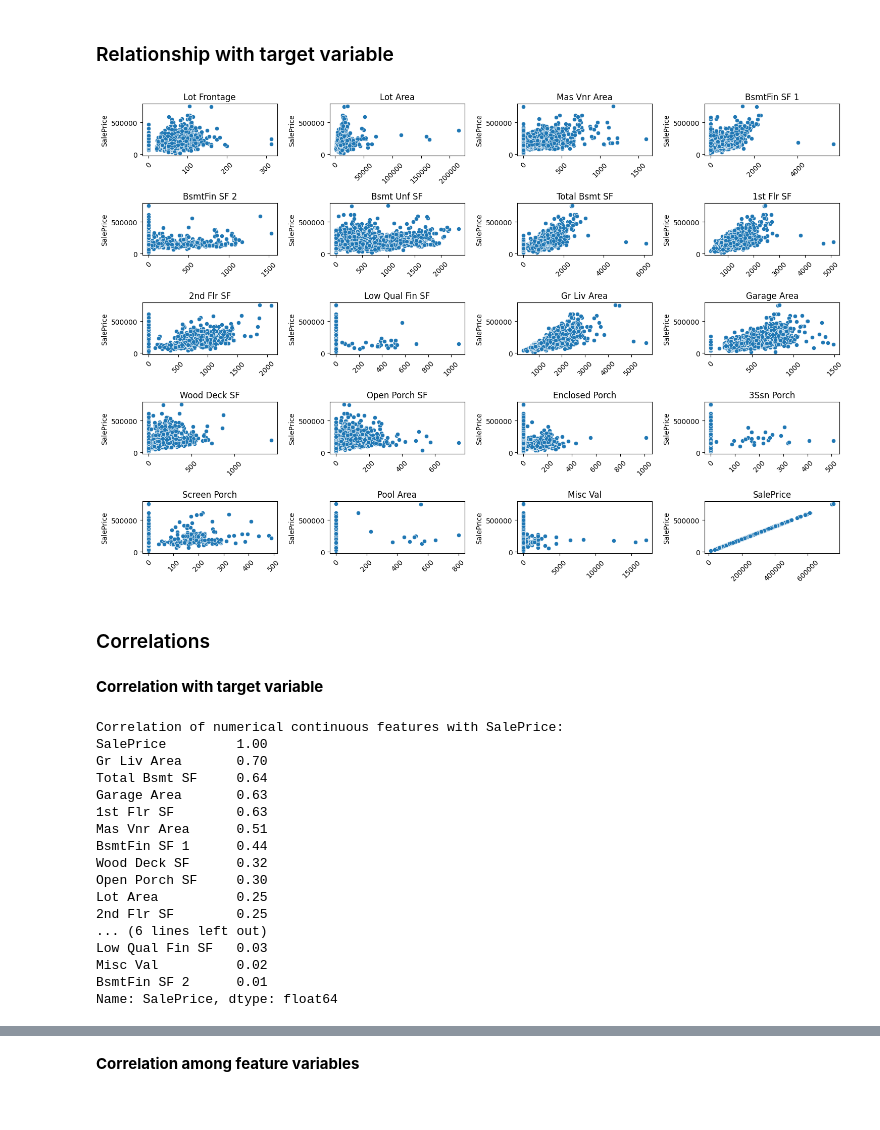
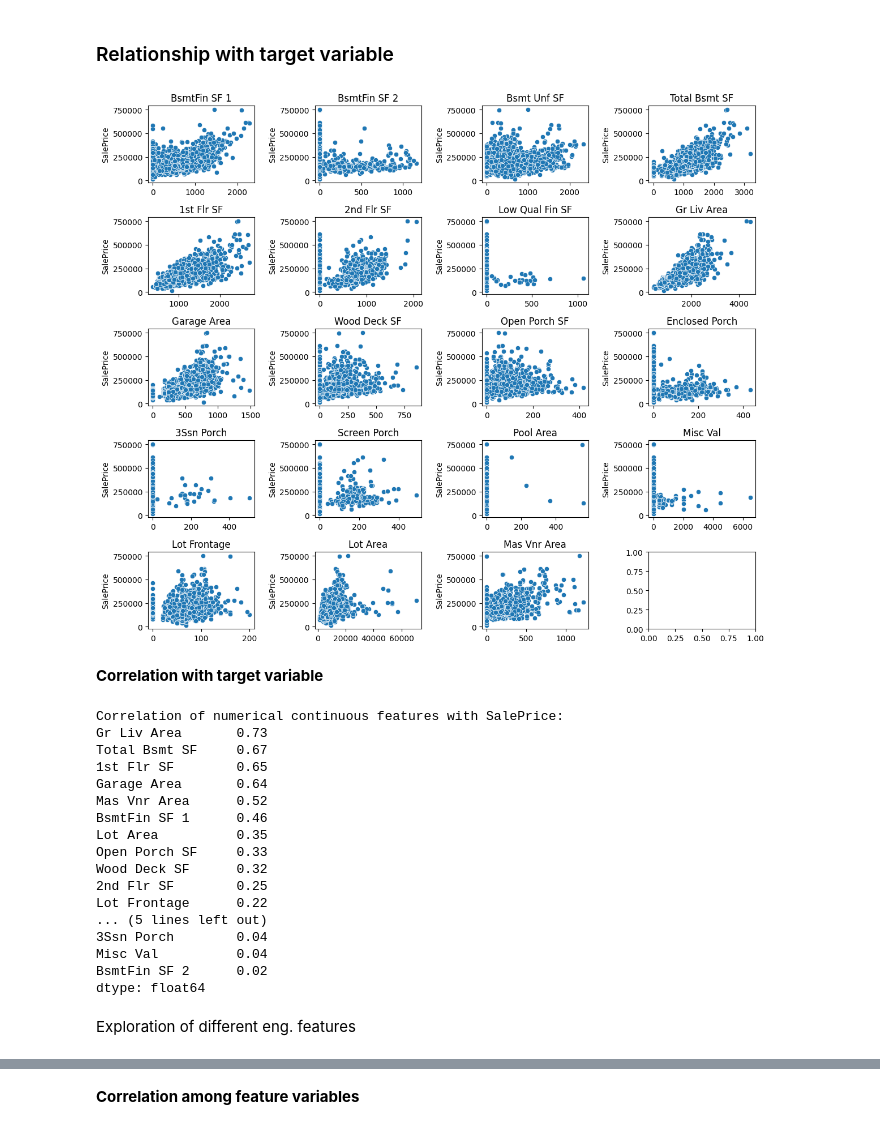
Before and after one commit to miguelfaf10/epfl_extension_school, a Jupyter notebook: 3_machine-learning-I_project/house-prices/house-prices-solution.ipynb, the cells around one changed output, grey strips where cells are left out. Saved outputs shown, nothing was run; the diff lists cells and outputs as text; code cells hidden in the pictures.

```diff
--- a/3_machine-learning-I_project/house-prices/house-prices-solution.ipynb
+++ b/3_machine-learning-I_project/house-prices/house-prices-solution.ipynb
@@ -413,0 +689,10 @@ plt.show()
+# %%
+threshold = 2
+
+for feature in discrete_features:
+
+    category_counts = df[feature].value_counts()
+    # Identify categories with counts <= threshold
+    low_count_categories = category_counts[category_counts <= threshold].index
+    # Filter out entries with low count categories
+    df = df[~df[feature].isin(low_count_categories)]
@@ -574,3 +894,18 @@ print(f"Missing values in numerical continuous features after cleaning: {df[cont
 Missing values in numerical continuous features after cleaning: 0
 # %% [markdown]
 ### Feature Distribution
+# %%
+n_cols = 4
+n_rows = 5
+
+fig, axs = plt.subplots(n_rows, n_cols, figsize=(10,8))
+
+for i, col in enumerate(continuous_features):
+    r, c = np.divmod(i, n_cols)
+    df[col].hist(bins=50, ax=axs[r, c])
+    axs[r, c].set_title(col, y=1.0)
+    axs[r, c].set_xlabel('')
+    axs[r, c].set_yscale('log')
+
+plt.tight_layout()
+plt.show()
@@ -576,0 +944,12 @@ Missing values in numerical continuous features after cleaning: 0
+# %%
+df = df[
+    (df['1st Flr SF'] <= 3000) &
+    (df['BsmtFin SF 2'] <= 1250) &
+    (df['Wood Deck SF'] <= 1000) &
+    (df['Open Porch SF'] <= 500) &
+    (df['Enclosed Porch'] <= 500) &
+    (df['Misc Val'] <= 10000) &
+    (df['Lot Frontage'] <= 250) &
+    (df['Lot Area'] <= 100000) &
+    (df['Mas Vnr Area'] <= 1500)
+]
@@ -582,7 +967,7 @@ fig, axs = plt.subplots(n_rows, n_cols, figsize=(10,8))
 
 for i, col in enumerate(continuous_features):
     r, c = np.divmod(i, n_cols)
-    df[col].hist(bins=50, ax=axs[r, c], log=True)
+    df[col].hist(bins=50, ax=axs[r, c])
     axs[r, c].set_title(col, y=1.0)
     axs[r, c].set_xlabel('')
 
@@ -595,45 +984,42 @@ plt.show()
 # %%
 n_cols = 4
 n_rows = 5
 
-fig, axs = plt.subplots(n_rows, n_cols, figsize=(15,10))
+fig, axs = plt.subplots(n_rows, n_cols, figsize=(12,10))
 
 for i, col in enumerate(continuous_features):
     r, c = np.divmod(i, n_cols)
     sns.scatterplot(x=col, y='SalePrice', data=df, ax=axs[r, c])
-    #axs[r, c].set_yscale('log')
     axs[r, c].set_title(col, y=1.0)
     axs[r, c].set_xlabel('')
-    for label in axs[r, c].get_xticklabels():
-        label.set_rotation(45)  # Rotate x-axis labels
 
 plt.tight_layout()
 plt.show()
 # %% [output]
-[figure, old version]
+[figure, new version]
-# %% [markdown]
-### Correlations
 # %% [markdown]
 __Correlation with target variable__
 # %%
-correlations = df[continuous_features].corr()['SalePrice'].abs().sort_values(ascending=False)
+correlations = df[continuous_features].corrwith(df['SalePrice']).abs().sort_values(ascending=False)
 print("Correlation of numerical continuous features with SalePrice:")
 print(correlations)
 # %% [output]
 Correlation of numerical continuous features with SalePrice:
-SalePrice         1.00
-Gr Liv Area       0.70
-Total Bsmt SF     0.64
-Garage Area       0.63
-1st Flr SF        0.63
-Mas Vnr Area      0.51
-BsmtFin SF 1      0.44
+Gr Liv Area       0.73
+Total Bsmt SF     0.67
+1st Flr SF        0.65
+Garage Area       0.64
+Mas Vnr Area      0.52
+BsmtFin SF 1      0.46
+Lot Area          0.35
+Open Porch SF     0.33
 Wood Deck SF      0.32
-Open Porch SF     0.30
-Lot Area          0.25
 2nd Flr SF        0.25
-... (6 lines left out)
-Low Qual Fin SF   0.03
-Misc Val          0.02
-BsmtFin SF 2      0.01
-Name: SalePrice, dtype: float64
+Lot Frontage      0.22
+... (5 lines left out)
+3Ssn Porch        0.04
+Misc Val          0.04
+BsmtFin SF 2      0.02
+dtype: float64
+# %% [markdown]
+Exploration of different eng. features
```
Also changed, not shown: parts of 131 cells of this notebook.
